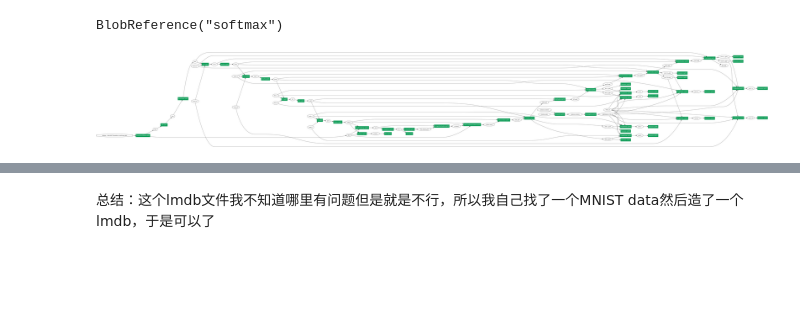
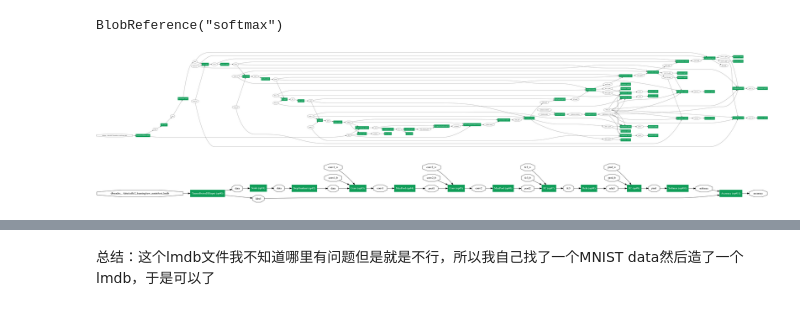
Before and after one commit to Agnostic12/caffe2_learning, a Jupyter notebook: 1-MNIST example.ipynb, the cells around one changed output, grey strips where cells are left out. Saved outputs shown, nothing was run; the diff lists cells and outputs as text; code cells hidden in the pictures; blank space fills up the shorter version.

```diff
--- a/1-MNIST example.ipynb
+++ b/1-MNIST example.ipynb
@@ -213,3 +212,9 @@ graph = net_drawer.GetPydotGraph(train_model.net.Proto().op, "mnist", rankdir="L
 display.Image(graph.create_png(), width=800)
 # %% [output]
 [figure]
+# %%
+from IPython import display
+graph = net_drawer.GetPydotGraph(test_model.net.Proto().op, "mnist", rankdir="LR")
+display.Image(graph.create_png(), width=800)
+# %% [output]
+[figure, added]
```
Also changed, not shown: parts of 14 cells of this notebook, 23 other files.
